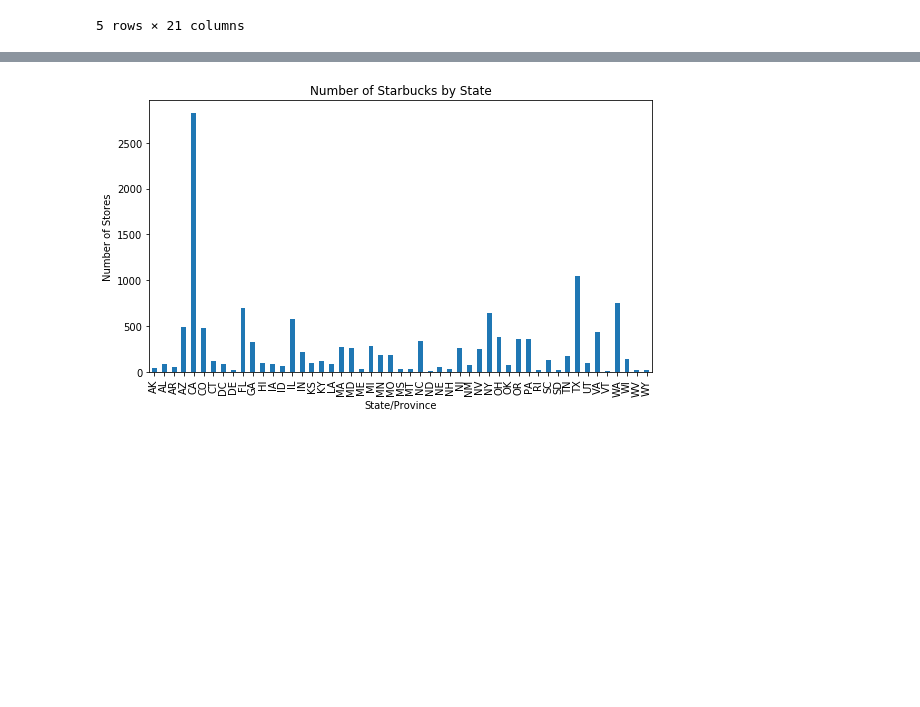
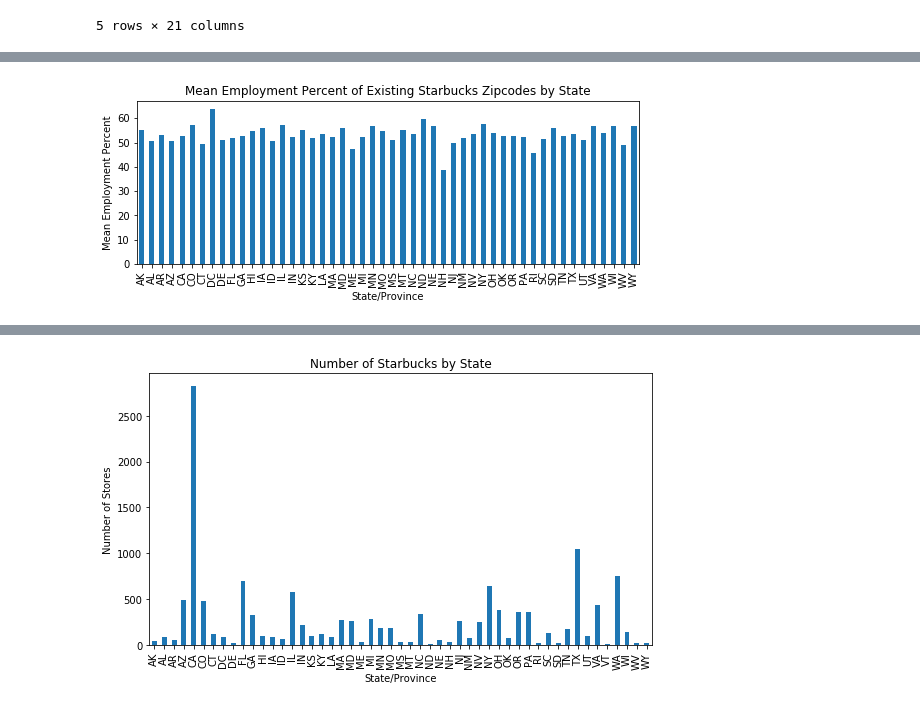
Before and after one commit to renju-zacharia/datascience_project1, a Jupyter notebook: Starbucks.ipynb, the cells around one changed output, grey strips where cells are left out. Saved outputs shown, nothing was run; the diff lists cells and outputs as text; code cells hidden in the pictures; blank space fills up the shorter version.

```diff
--- a/Starbucks.ipynb
+++ b/Starbucks.ipynb
@@ -164,0 +243,9 @@ data_df.head()
+# %%
+# Plot for Employment PCT
+
+empl_epct_grp_mean.plot(kind="bar", title = "Mean Employment Percent of Existing Starbucks Zipcodes by State", figsize = (9,3))
+plt.ylabel("Mean Employment Percent")
+plt.savefig('Starbucks_Mean Employment Percent')
+plt.show()
+# %% [output]
+[figure, added]
```
Also changed, not shown: parts of 49 cells of this notebook.
